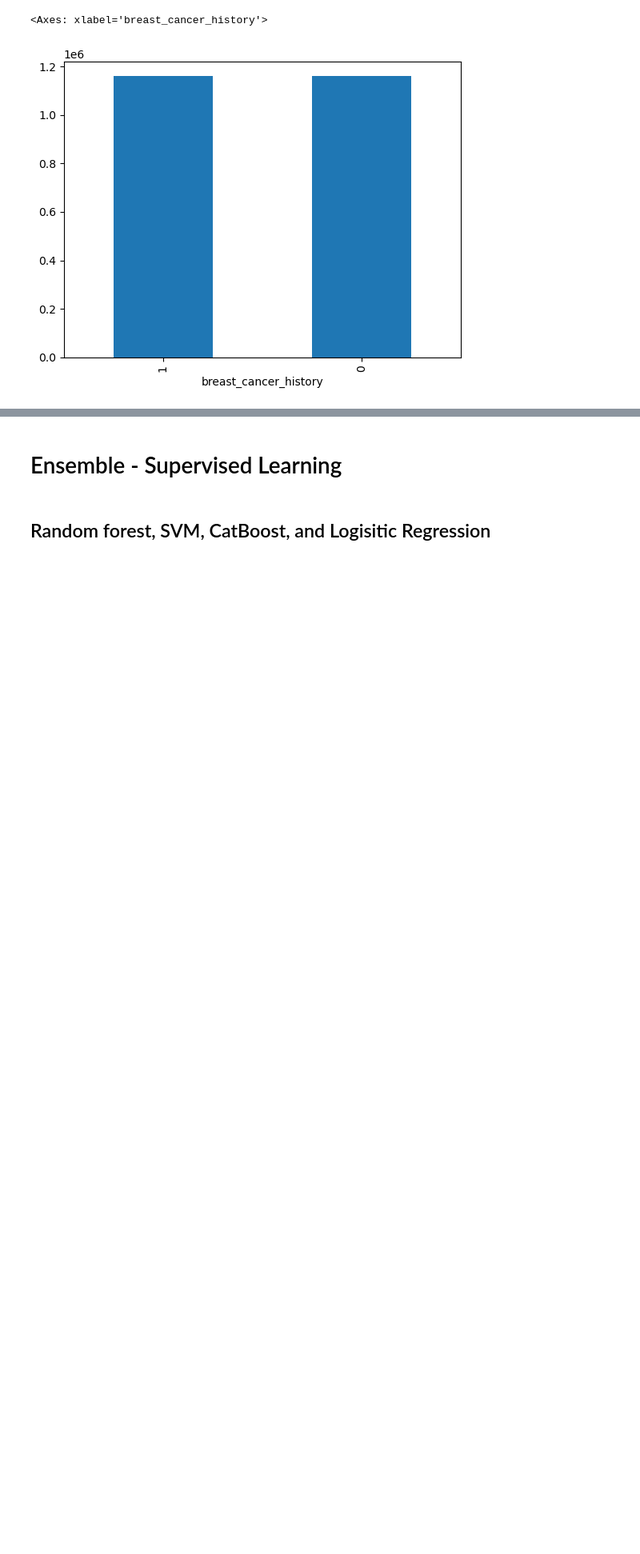
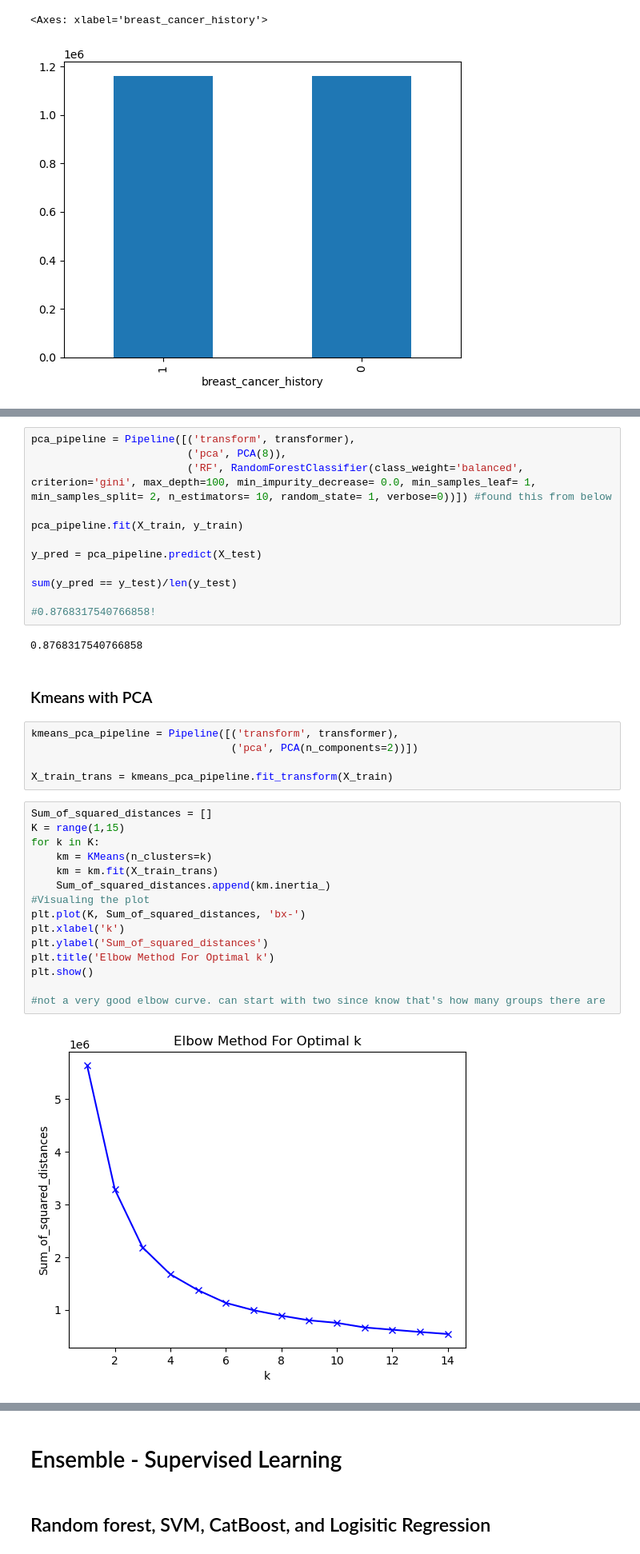
Before and after one commit to schwartzh2017/Final_Project_CL_HS, a Jupyter notebook: HS_analysis.ipynb, the cells around one changed output, grey strips where cells are left out. Shown at 80% size. Drawn from its saved outputs; the diff is of its cells as text; blank space fills up the shorter version.

```diff
--- a/HS_analysis.ipynb
+++ b/HS_analysis.ipynb
@@ -103,0 +125,38 @@ X_scaled.sample(5)
+# %%
+pca_pipeline = Pipeline([('transform', transformer),
+                         ('pca', PCA(8)),
+                         ('RF', RandomForestClassifier(class_weight='balanced', criterion='gini', max_depth=100, min_impurity_decrease= 0.0, min_samples_leaf= 1, min_samples_split= 2, n_estimators= 10, random_state= 1, verbose=0))]) #found this from below
+
+pca_pipeline.fit(X_train, y_train)
+
+y_pred = pca_pipeline.predict(X_test)
+
+sum(y_pred == y_test)/len(y_test)
+
+#0.8768317540766858!
+# %% [output]
+0.8768317540766858
+# %% [markdown]
+### Kmeans with PCA
+# %%
+kmeans_pca_pipeline = Pipeline([('transform', transformer),
+                                ('pca', PCA(n_components=2))])
+
+X_train_trans = kmeans_pca_pipeline.fit_transform(X_train)
+# %%
+Sum_of_squared_distances = []
+K = range(1,15)
+for k in K:
+    km = KMeans(n_clusters=k)
+    km = km.fit(X_train_trans)
+    Sum_of_squared_distances.append(km.inertia_)
+#Visualing the plot
+plt.plot(K, Sum_of_squared_distances, 'bx-')
+plt.xlabel('k')
+plt.ylabel('Sum_of_squared_distances')
+plt.title('Elbow Method For Optimal k')
+plt.show()
+
+#not a very good elbow curve. can start with two since know that's how many groups there are
+# %% [output]
+[figure, added]
```
Also changed, not shown: parts of 40 cells of this notebook.
